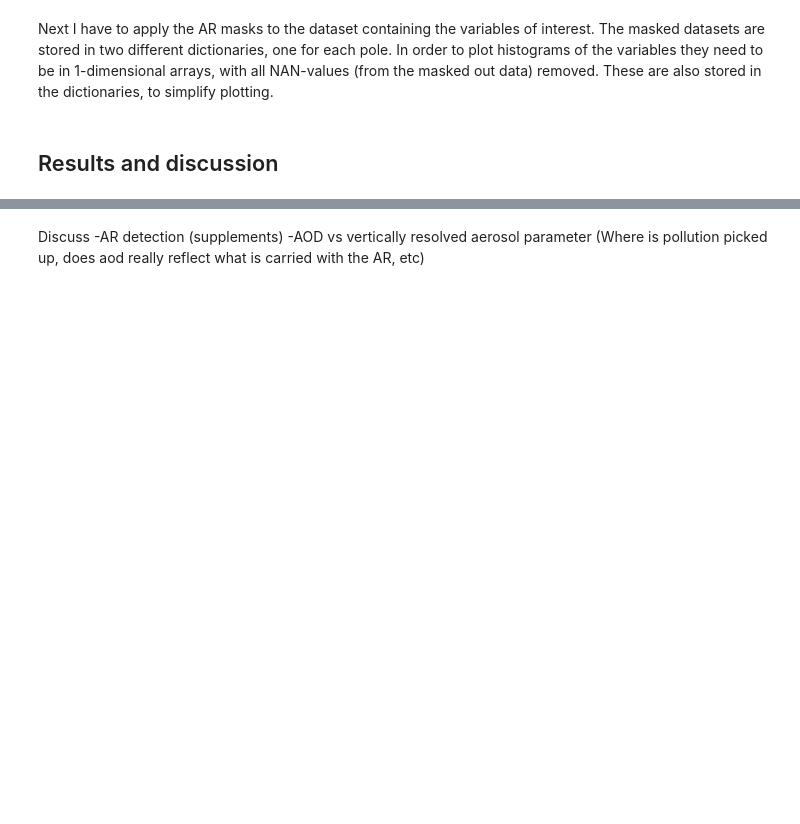
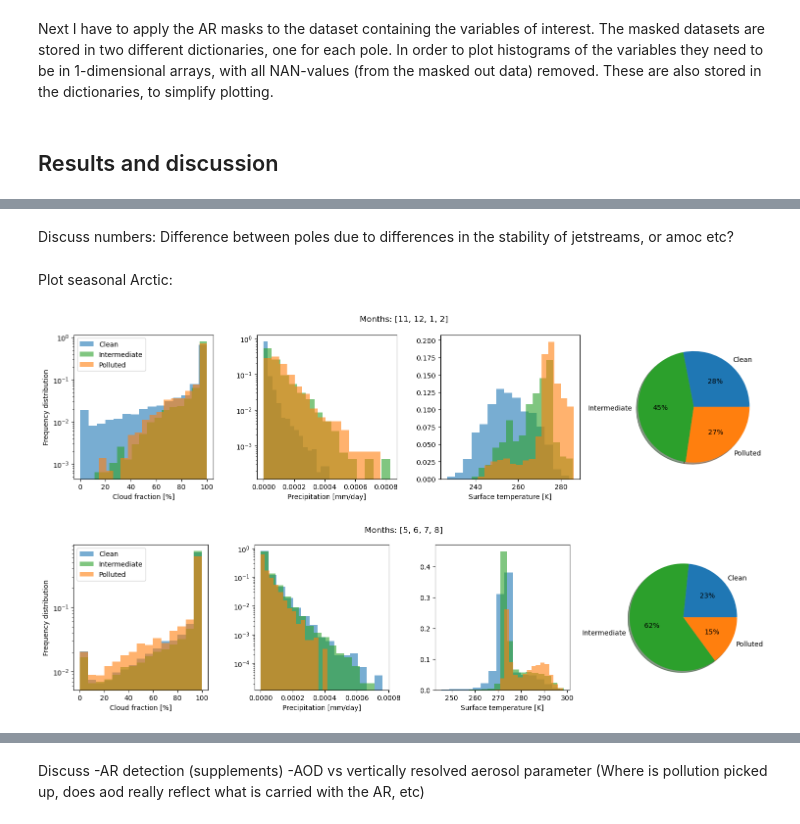
Before and after one commit to eScience-course/Tjaernoe2022-group5, a Jupyter notebook: notebooks/Julia/report_JA.ipynb, the cells around one changed output, grey strips where cells are left out. Cells and saved outputs as stored; diff of their text form; code cells hidden in the pictures; blank space fills up the shorter version.

```diff
--- a/notebooks/Julia/report_JA.ipynb
+++ b/notebooks/Julia/report_JA.ipynb
@@ -108,8 +129,8 @@ for lev in levs:
 
     for var in flat_vars:
         #For current variable, flatten the masked array and remove NaN values
-        arc_lev_dict[f'{var}_flat']= lev_dict['ar_masked'][var].values.flatten()[~np.isnan(lev_dict['ar_masked'][var].values.flatten())]
-        ant_lev_dict[f'{var}_flat']= lev_dict['ar_masked'][var].values.flatten()[~np.isnan(lev_dict['ar_masked'][var].values.flatten())]
+        arc_lev_dict[f'{var}_flat']= arc_lev_dict['ar_masked'][var].values.flatten()[~np.isnan(arc_lev_dict['ar_masked'][var].values.flatten())]
+        ant_lev_dict[f'{var}_flat']= ant_lev_dict['ar_masked'][var].values.flatten()[~np.isnan(ant_lev_dict['ar_masked'][var].values.flatten())]
 
         if var == 'pr':
             #Convert precipiation from kg/m^2/s to mm/day
@@ -124,25 +199,12 @@ for lev in levs:
+# %% [markdown]
+Discuss numbers:
+Difference between poles due to differences in the stability of jetstreams, or amoc etc?
+# %% [markdown]
+Plot seasonal Arctic:
 # %%
-fig, axs = plt.subplots(1,len(list(plotting_vars['clean'].keys())[1:-1])+1, dpi=100, figsize=(12,3))
-
-for i, var in enumerate(list(plotting_vars['clean'].keys())[1:-1]):
-    axs[i].hist(plotting_vars['clean'][var], alpha = 0.6,bins=15, label='clean AR', weights=np.zeros_like(plotting_vars['clean'][var]) + 1. / plotting_vars['clean'][var].size)
-    axs[i].hist(plotting_vars['poll'][var], alpha = 0.6,bins=15, label='polluted AR', weights=np.zeros_like(plotting_vars['poll'][var]) + 1. / plotting_vars['poll'][var].size)
-
-sum = aod_ar_ds.sum(dim='time')
-
-axs[3].pie([sum[count] for count in ['clean_ar_counts','mid_ar_counts','poll_ar_counts']]
-           ,labels = ['Clean','Intermediate','Polluted'], colors = ['tab:blue', 'tab:green','tab:orange'], autopct='%1.f%%',shadow=True)
-
-axs[0].set_xlabel('Cloud fraction [%]')
-axs[0].set_ylabel('frequency distribution')
-axs[1].set_xlabel('Precipitation [mm/day]')
-axs[2].set_xlabel('Surface temperature [K]')
-axs[3].set_xlabel('AR distribution')
-
-axs[0].set_yscale('log')
-axs[1].set_yscale('log')
-fig.suptitle('Arctic')
-axs[0].legend()
-plt.tight_layout()
-plt.savefig('figures/arctic_aod_4panels.jpeg', dpi=100)
-plt.show()
+flat_vars = ['clt','pr','tas']
+seasons = [[11,12,1,2],[5,6,7,8]]
+fun.plot_hist(flat_vars,seasons, arc_plotting_vars, arc_aod_ar)
+# %% [output]
+[figure, added]
+[figure, added]
```
Also changed, not shown: parts of 21 cells of this notebook, 1 other file.
